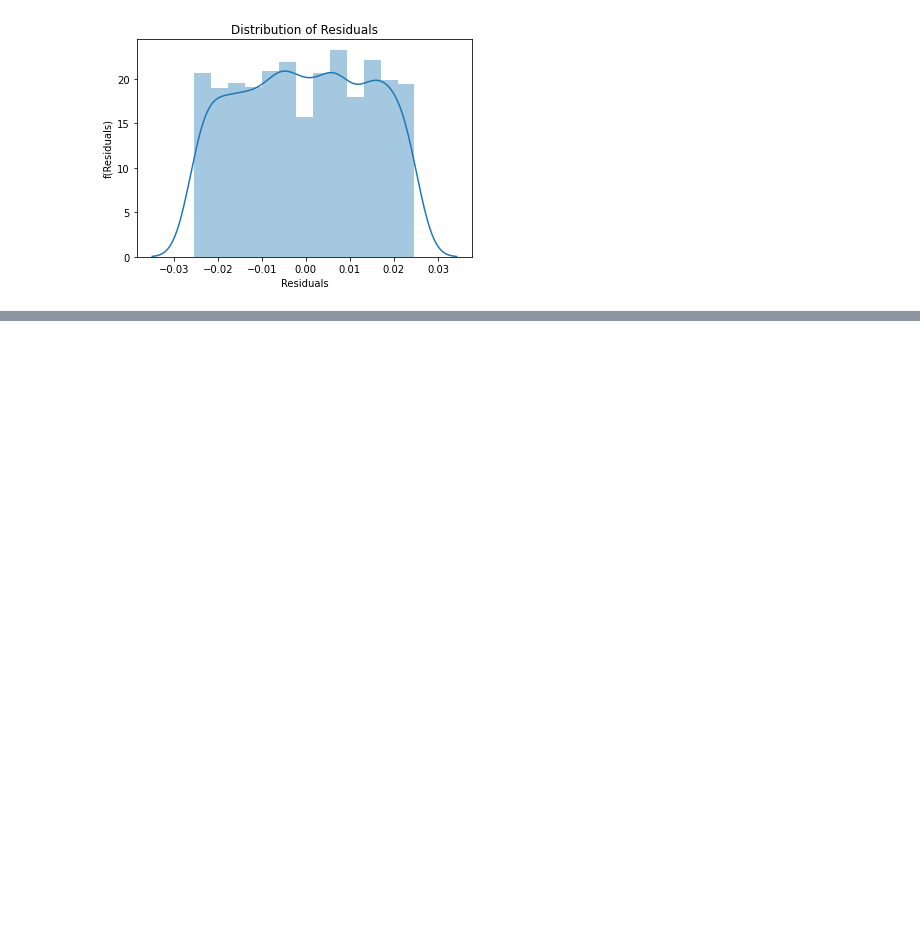
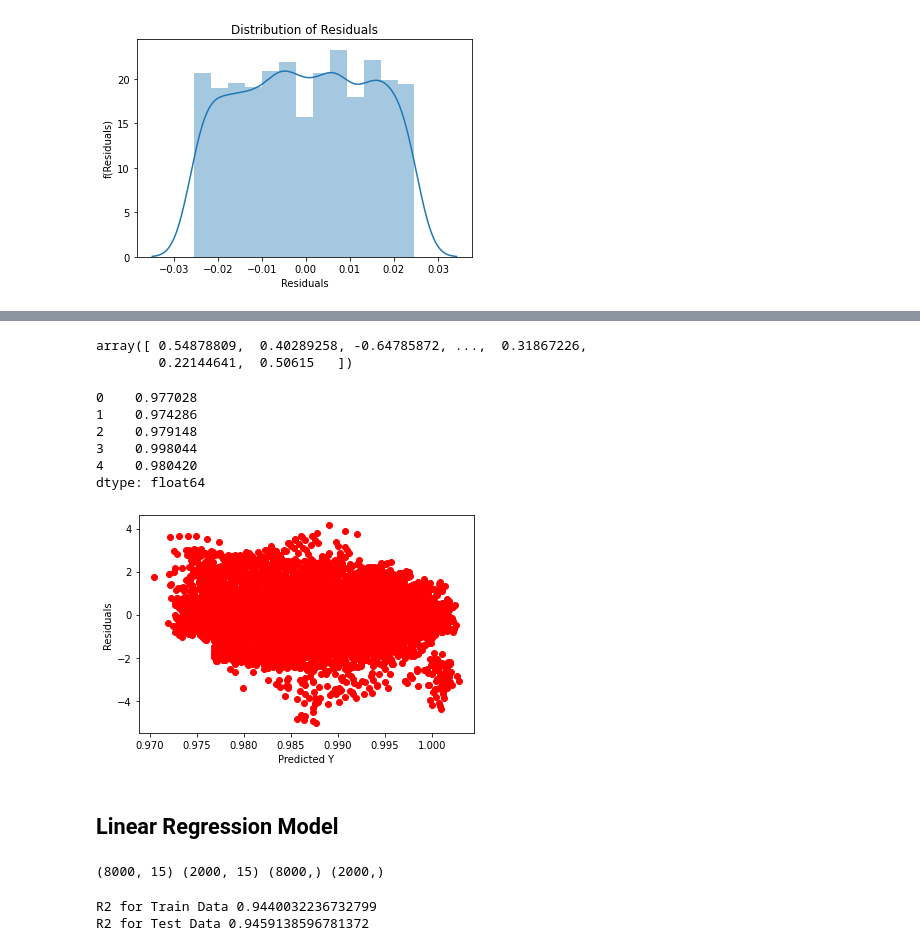
Before and after one commit to rawat999/Propulsion-Plants-Decay-Evaluation, a Jupyter notebook: Propulsion_Plants_Decay_Evaluation.ipynb, the cells around one changed output, grey strips where cells are left out. Drawn from its saved outputs; the diff is of its cells as text; code cells hidden in the pictures; blank space fills up the shorter version.

```diff
--- a/Propulsion_Plants_Decay_Evaluation.ipynb
+++ b/Propulsion_Plants_Decay_Evaluation.ipynb
@@ -192,8 +192,8 @@ plt.show()
 import statsmodels.api as sm
 from scipy import stats
 # %%
-X = df_for_Turbine.drop(columns=['GT Compressor decay state coefficient.'])
-y = df_for_Turbine.iloc[:,-2]
+X = df_for_Compressor.drop(columns=['GT Compressor decay state coefficient.'])
+y = df_for_Compressor.iloc[:,-2]
 z = sm.add_constant(X)
 model = sm.OLS(y,z).fit()
 print(model.summary())
@@ -563,0 +657,6 @@ plt.show()
+# %%
+X = df_for_Turbine.drop(columns=['GT Turbine decay state coefficient.'])
+y = df_for_Turbine.iloc[:,-1]
+z = sm.add_constant(X)
+model = sm.OLS(y,z).fit()
+print(model.summary())
@@ -563,0 +681,31 @@ plt.show()
+# %%
+Error = model.resid_pearson
+Error
+# %% [output]
+array([ 0.54878809,  0.40289258, -0.64785872, ...,  0.31867226,
+        0.22144641,  0.50615   ])
+# %%
+y_hat = model.predict(z)
+y_hat[:5]
+# %% [output]
+0    0.977028
+1    0.974286
+2    0.979148
+3    0.998044
+4    0.980420
+dtype: float64
+# %%
+plt.scatter(y_hat,E,color='red')
+plt.xlabel('Predicted Y')
+plt.ylabel('Residuals')
+plt.show()
+# %% [output]
+[figure, added]
+# %% [markdown]
+## Linear Regression Model
+# %%
+# Split Train and Test Set
+X_train, X_test, y_train, y_test = train_test_split(X,y,test_size = 0.2,random_state = 3)
+print(X_train.shape, X_test.shape, y_train.shape, y_test.shape)
+# %% [output]
+(8000, 15) (2000, 15) (8000,) (2000,)
@@ -563,0 +721,9 @@ plt.show()
+# %%
+# R Squared Value
+r2_lin_train1 = model_lin1.score(X_train,y_train)
+r2_lin_test1 = model_lin1.score(X_test,y_test)
+print('R2 for Train Data',r2_lin_train1)
+print('R2 for Test Data', r2_lin_test1)
+# %% [output]
+R2 for Train Data 0.9440032236732799
+R2 for Test Data 0.9459138596781372
```
Also changed, not shown: parts of 37 cells of this notebook.
